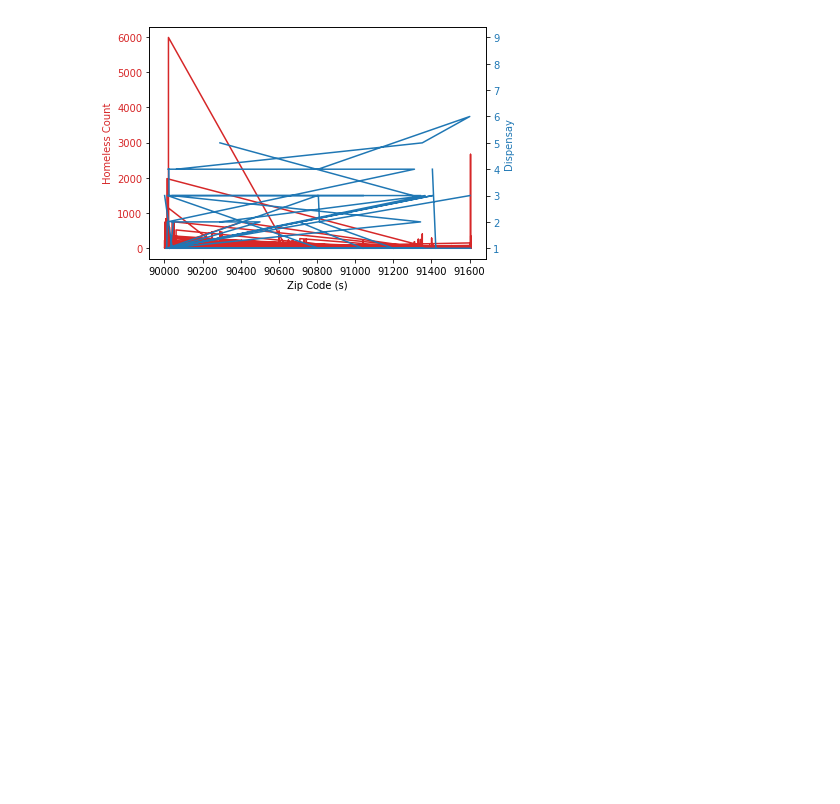
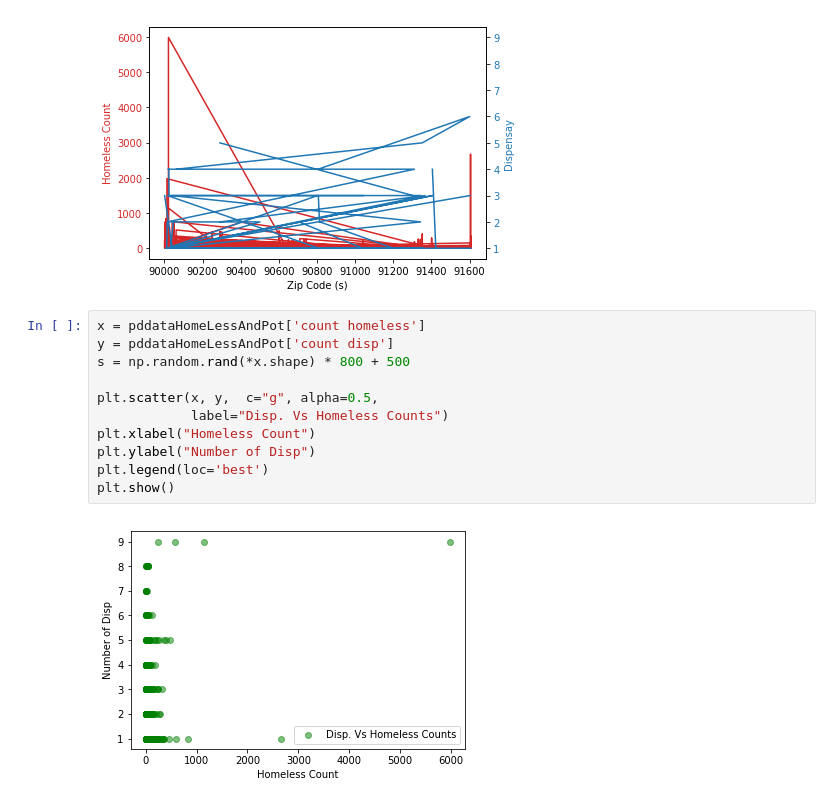
Before and after one commit to omkarkameshiyer/TeamBB4Project, a Jupyter notebook: CorrelationBetweenHomelessAndDispensary.ipynb, the cells around one changed output. Saved outputs shown, nothing was run; the diff lists cells and outputs as text; blank space fills up the shorter version.

```diff
--- a/CorrelationBetweenHomelessAndDispensary.ipynb
+++ b/CorrelationBetweenHomelessAndDispensary.ipynb
@@ -103,3 +103,16 @@ fig.tight_layout()  # otherwise the right y-label is slightly clipped
 plt.show()
 # %% [output]
 [figure]
+# %%
+x = pddataHomeLessAndPot['count homeless']
+y = pddataHomeLessAndPot['count disp']
+s = np.random.rand(*x.shape) * 800 + 500
+
+plt.scatter(x, y,  c="g", alpha=0.5,
+            label="Disp. Vs Homeless Counts")
+plt.xlabel("Homeless Count")
+plt.ylabel("Number of Disp")
+plt.legend(loc='best')
+plt.show()
+# %% [output]
+[figure, added]
```
